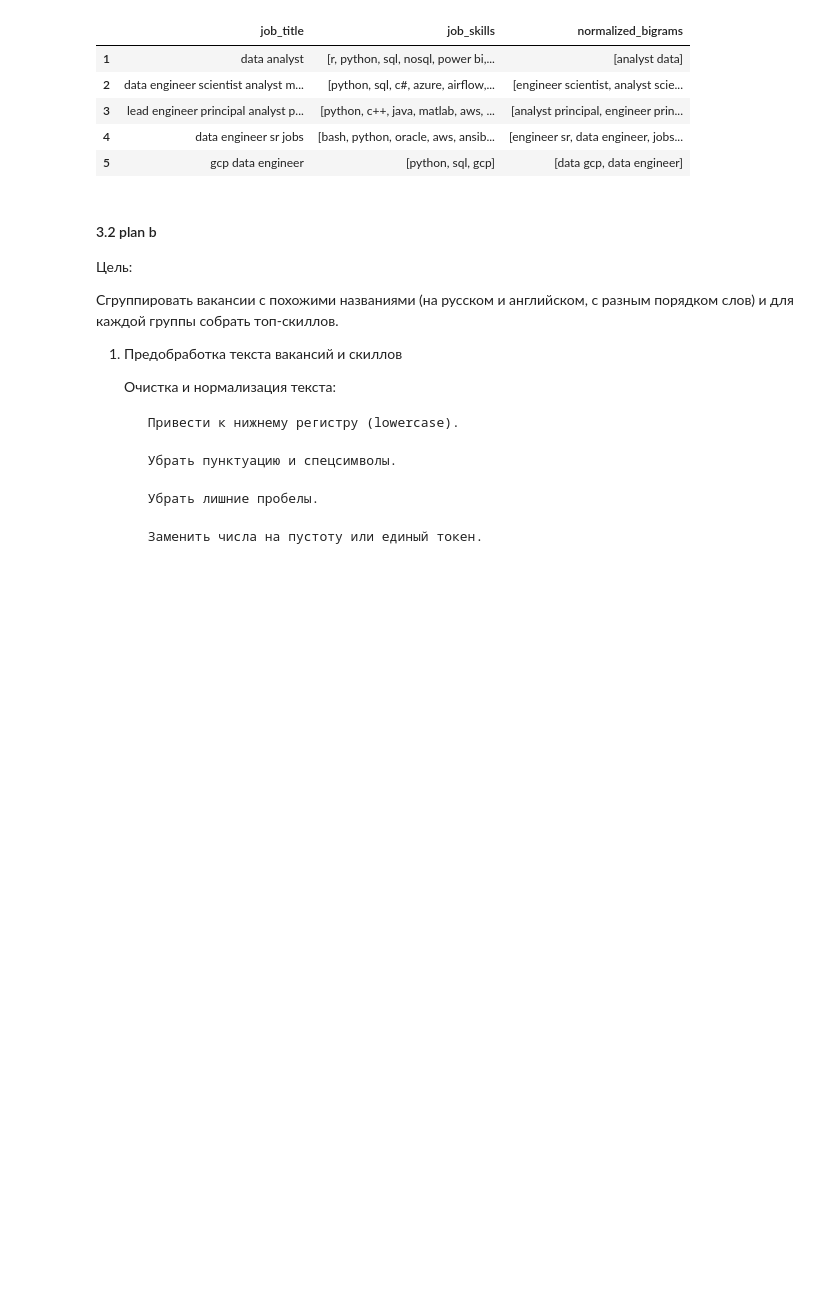
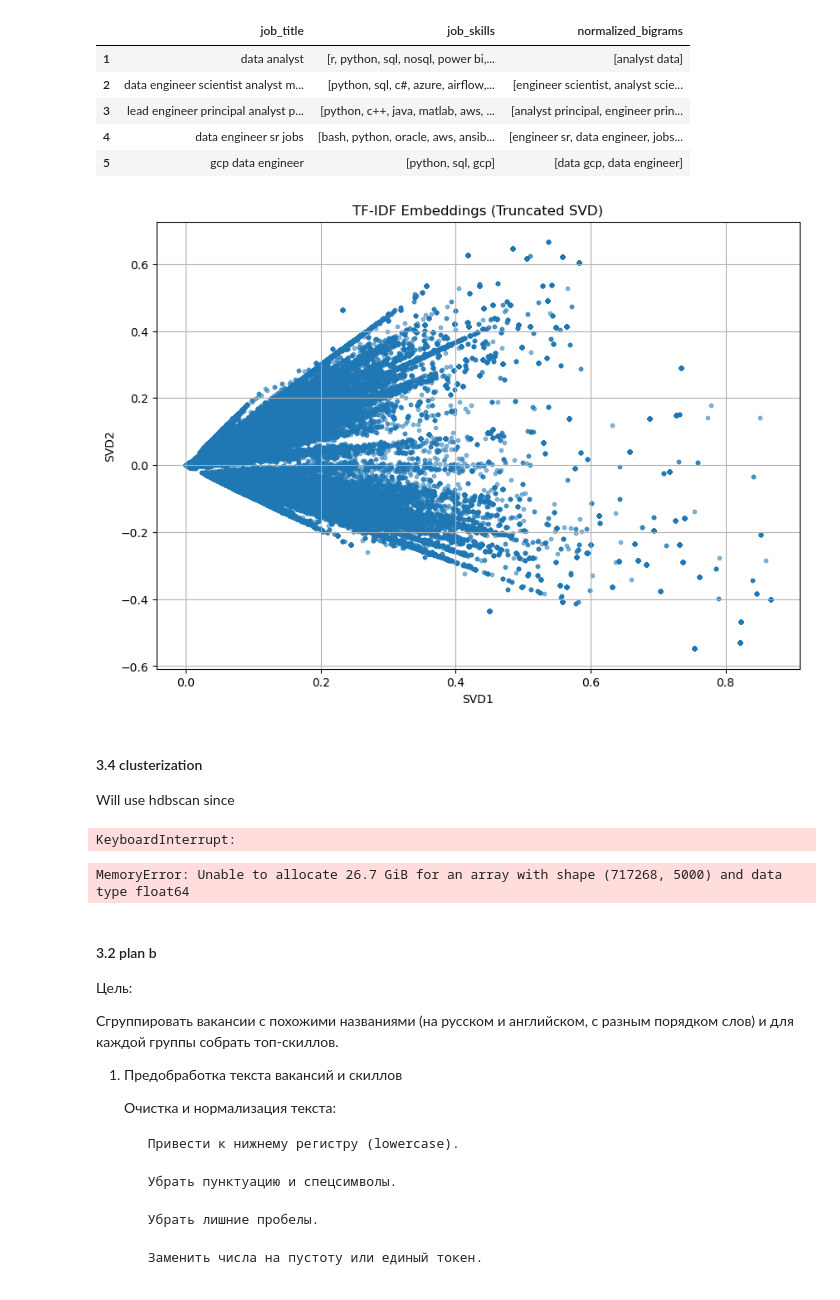
Before and after one commit to IU-Capstone-Project-2025/KIZAK, a Jupyter notebook: ml/jv_mapping.ipynb, the cells around one changed output. Cells and saved outputs as stored; diff of their text form; code cells hidden in the pictures; blank space fills up the shorter version.

Commit message:
tryiung clusterization, failed

```diff
--- a/ml/jv_mapping.ipynb
+++ b/ml/jv_mapping.ipynb
@@ -310,3 +310,22 @@ bigrams_joined = data_combined['normalized_bigrams'].apply(lambda x: ' '.join(x)
 
 vectorizer = TfidfVectorizer(ngram_range=(1, 2), max_features=5000)
 X_tfidf = vectorizer.fit_transform(bigrams_joined)
+# %%
+from sklearn.decomposition import TruncatedSVD
+import matplotlib.pyplot as plt
+
+svd = TruncatedSVD(n_components=2, random_state=42)
+X_svd = svd.fit_transform(X_tfidf)
+
+plt.figure(figsize=(10, 7))
+plt.scatter(X_svd[:, 0], X_svd[:, 1], alpha=0.5, s=10)
+plt.title("TF-IDF Embeddings (Truncated SVD)")
+plt.xlabel("SVD1")
+plt.ylabel("SVD2")
+plt.grid(True)
+plt.show()
+# %% [output]
+[figure, added]
+# %% [markdown]
+#### 3.4 clusterization
+Will use hdbscan since
@@ -313,3 +336,20 @@ X_tfidf = vectorizer.fit_transform(bigrams_joined)
+# %%
+import hdbscan
+
+clusterer = hdbscan.HDBSCAN(min_cluster_size=300, metric='euclidean')
+cluster_labels = clusterer.fit_predict(X_tfidf)
+print("Number of clusters:", len(np.unique(cluster_labels)))
+# %% [output]
+KeyboardInterrupt:
+# %%
+from sklearn.cluster import AgglomerativeClustering
+
+model = AgglomerativeClustering(n_clusters=3, metric='cosine', linkage='average')
+labels = model.fit_predict(X_tfidf.toarray())
+
+data_combined['cluster'] = labels
+# %% [output]
+MemoryError: Unable to allocate 26.7 GiB for an array with shape (717268, 5000) and data type float64
 # %% [markdown]
 #### 3.2 plan b
 
```
Also changed, not shown: parts of 2 cells of this notebook.
